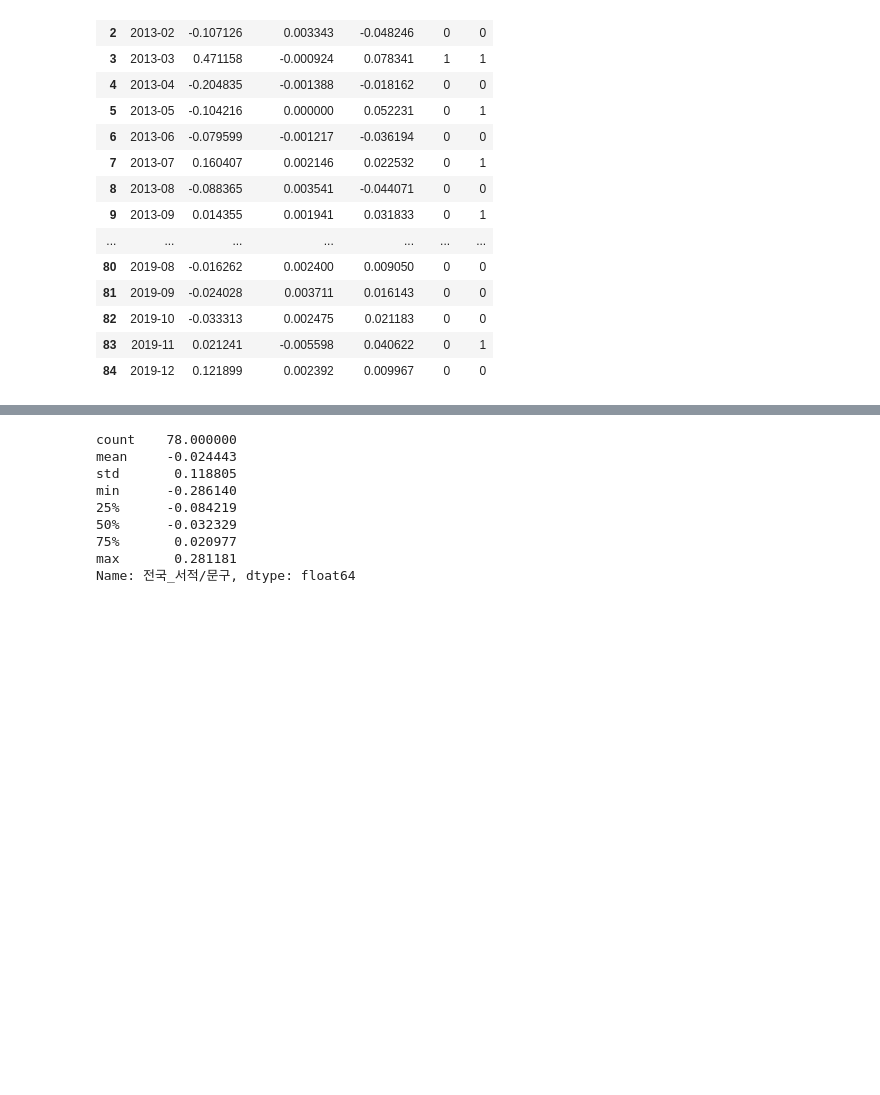
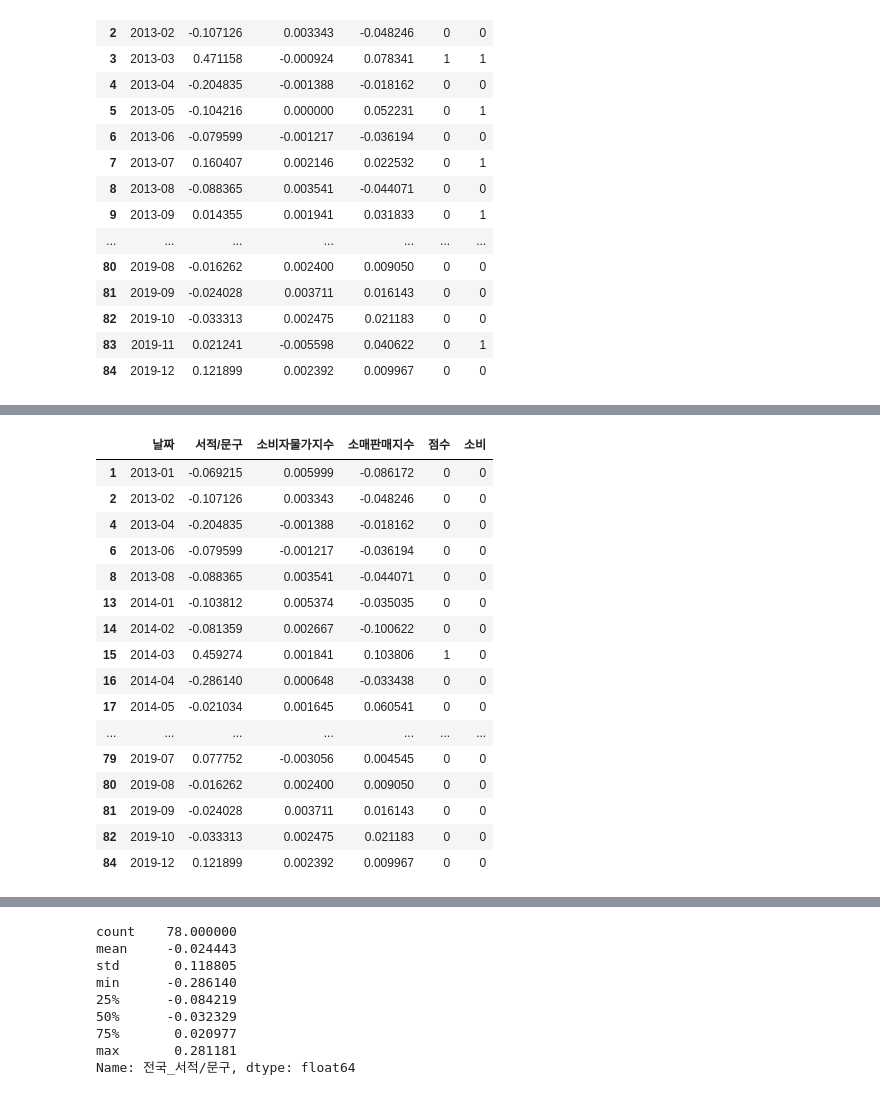
Before and after one commit to KJH3024/test, a Jupyter notebook: 프로젝트1/전국_카드.ipynb, the cells around one changed output, grey strips where cells are left out. Saved outputs shown, nothing was run; the diff lists cells and outputs as text; code cells hidden in the pictures; blank space fills up the shorter version.

```diff
--- a/프로젝트1/전국_카드.ipynb
+++ b/프로젝트1/전국_카드.ipynb
@@ -1091,3 +1111,23 @@ See the caveats in the documentation: https://pandas.pydata.org/pandas-docs/stab
+# %%
+df_book[df_book["소비"]==0]
+# %% [output]
+|  | 날짜 | 서적/문구 | 소비자물가지수 | 소매판매지수 | 점수 | 소비 |
+| 1 | 2013-01 | -0.069215 | 0.005999 | -0.086172 | 0 | 0 |
+| 2 | 2013-02 | -0.107126 | 0.003343 | -0.048246 | 0 | 0 |
+| 4 | 2013-04 | -0.204835 | -0.001388 | -0.018162 | 0 | 0 |
+| 6 | 2013-06 | -0.079599 | -0.001217 | -0.036194 | 0 | 0 |
+| 8 | 2013-08 | -0.088365 | 0.003541 | -0.044071 | 0 | 0 |
+| 13 | 2014-01 | -0.103812 | 0.005374 | -0.035035 | 0 | 0 |
+| 14 | 2014-02 | -0.081359 | 0.002667 | -0.100622 | 0 | 0 |
+| 15 | 2014-03 | 0.459274 | 0.001841 | 0.103806 | 1 | 0 |
+| 16 | 2014-04 | -0.286140 | 0.000648 | -0.033438 | 0 | 0 |
+| 17 | 2014-05 | -0.021034 | 0.001645 | 0.060541 | 0 | 0 |
+| ... | ... | ... | ... | ... | ... | ... |
+| 79 | 2019-07 | 0.077752 | -0.003056 | 0.004545 | 0 | 0 |
+| 80 | 2019-08 | -0.016262 | 0.002400 | 0.009050 | 0 | 0 |
+| 81 | 2019-09 | -0.024028 | 0.003711 | 0.016143 | 0 | 0 |
+| 82 | 2019-10 | -0.033313 | 0.002475 | 0.021183 | 0 | 0 |
+| 84 | 2019-12 | 0.121899 | 0.002392 | 0.009967 | 0 | 0 |
 # %%
 total_df1['전국_서적/문구'].plot()
 # %% [output]
```
Also changed, not shown: parts of 3 cells of this notebook.
